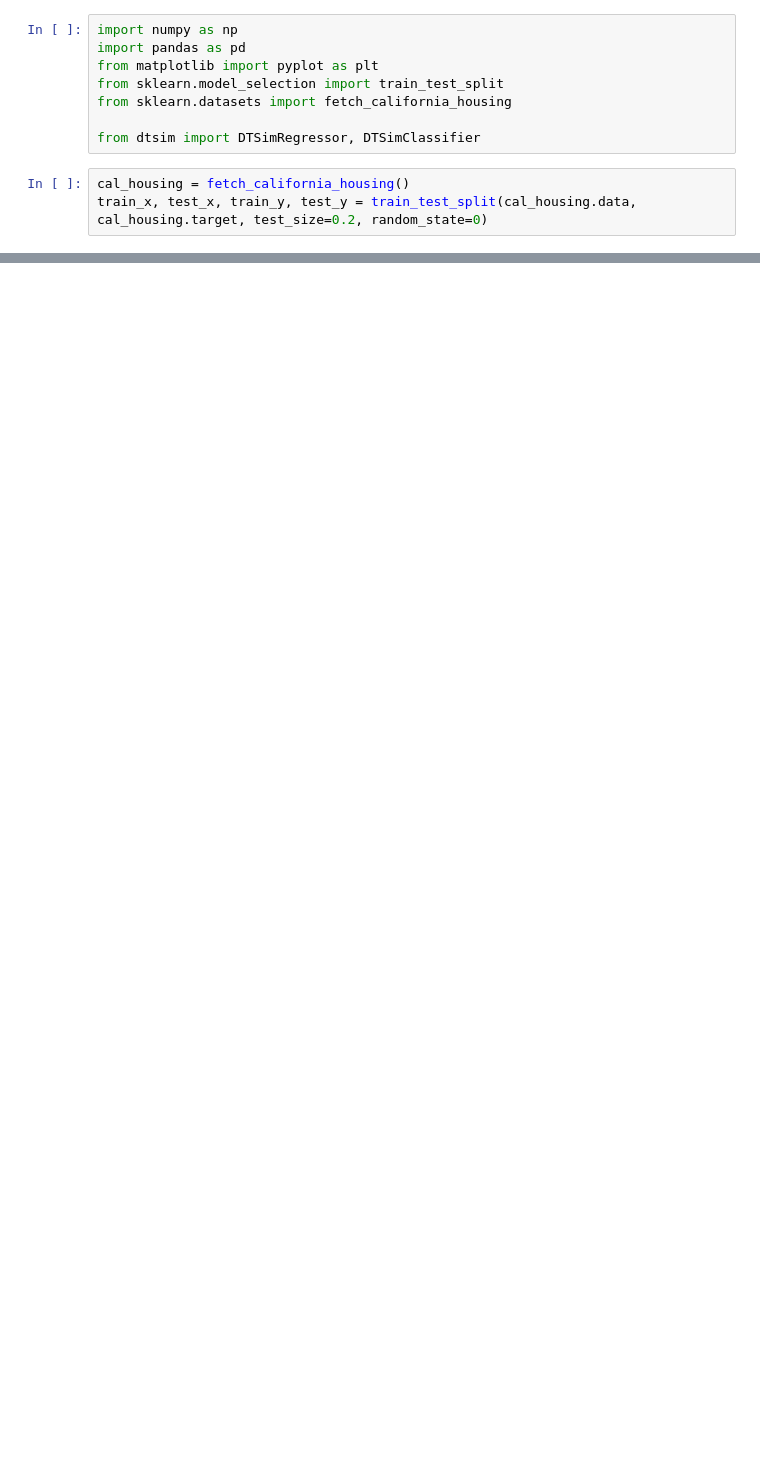
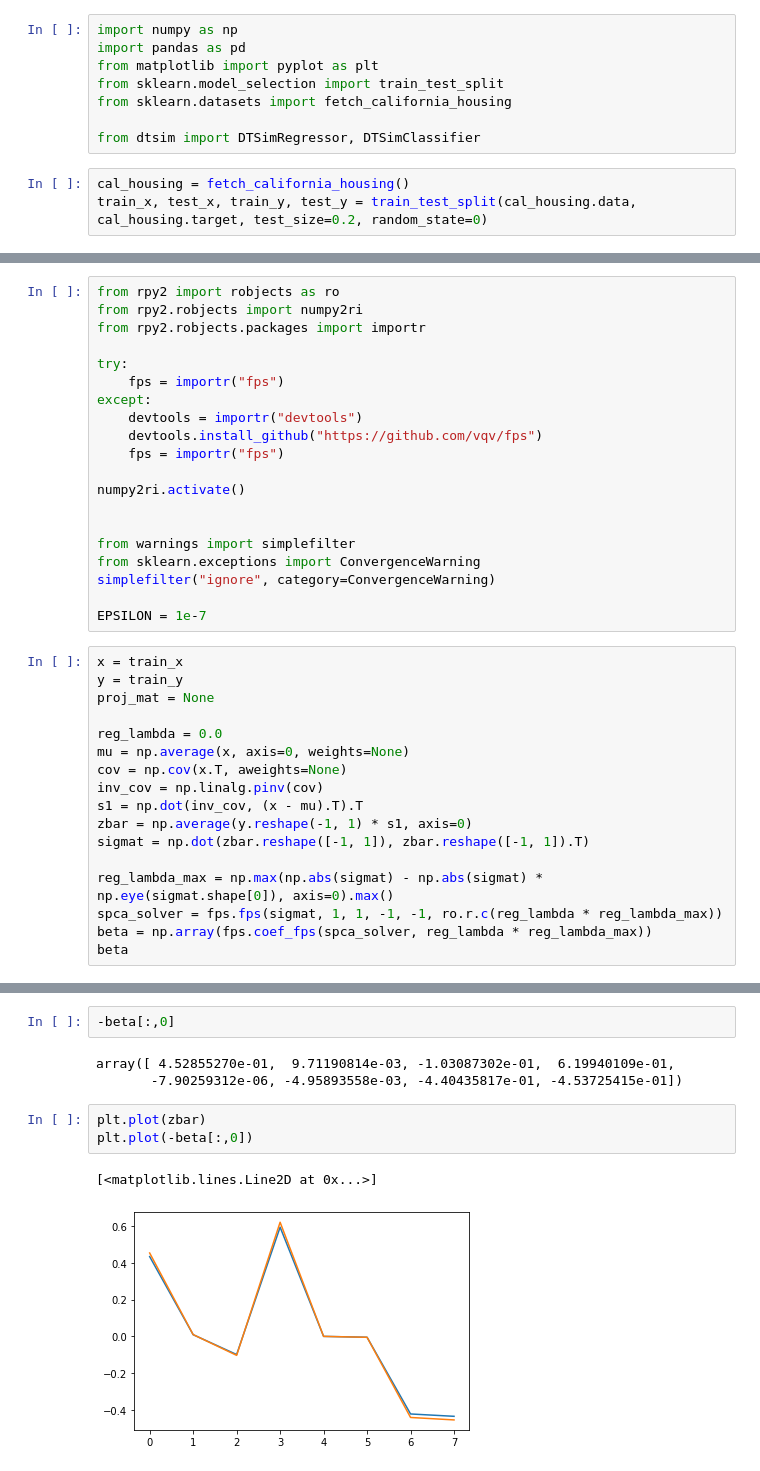
Before and after one commit to ZebinYang/SIMTree, a Jupyter notebook: examples/demo.ipynb, the cells around one changed output, grey strips where cells are left out. Cells and saved outputs as stored; diff of their text form; blank space fills up the shorter version.

```diff
--- a/examples/demo.ipynb
+++ b/examples/demo.ipynb
@@ -26,0 +23,37 @@ array([5.00001, 2.7    , 1.961  , ..., 2.893  , 4.846  , 0.694  ])
+# %%
+from rpy2 import robjects as ro
+from rpy2.robjects import numpy2ri
+from rpy2.robjects.packages import importr
+
+try:
+    fps = importr("fps")
+except:
+    devtools = importr("devtools")
+    devtools.install_github("https://github.com/vqv/fps")
+    fps = importr("fps")
+
+numpy2ri.activate()
+
+
+from warnings import simplefilter
+from sklearn.exceptions import ConvergenceWarning
+simplefilter("ignore", category=ConvergenceWarning)
+
+EPSILON = 1e-7
+# %%
+x = train_x
+y = train_y
+proj_mat = None
+
+reg_lambda = 0.0
+mu = np.average(x, axis=0, weights=None)
+cov = np.cov(x.T, aweights=None)
+inv_cov = np.linalg.pinv(cov)
+s1 = np.dot(inv_cov, (x - mu).T).T
+zbar = np.average(y.reshape(-1, 1) * s1, axis=0)
+sigmat = np.dot(zbar.reshape([-1, 1]), zbar.reshape([-1, 1]).T)
+
+reg_lambda_max = np.max(np.abs(sigmat) - np.abs(sigmat) * np.eye(sigmat.shape[0]), axis=0).max()
+spca_solver = fps.fps(sigmat, 1, 1, -1, -1, ro.r.c(reg_lambda * reg_lambda_max))
+beta = np.array(fps.coef_fps(spca_solver, reg_lambda * reg_lambda_max))
+beta
@@ -26,0 +74,11 @@ array([5.00001, 2.7    , 1.961  , ..., 2.893  , 4.846  , 0.694  ])
+# %%
+-beta[:,0]
+# %% [output]
+array([ 4.52855270e-01,  9.71190814e-03, -1.03087302e-01,  6.19940109e-01,
+       -7.90259312e-06, -4.95893558e-03, -4.40435817e-01, -4.53725415e-01])
+# %%
+plt.plot(zbar)
+plt.plot(-beta[:,0])
+# %% [output]
+[<matplotlib.lines.Line2D at 0x...>]
+[figure, added]
```
Also changed, not shown: parts of 5 cells of this notebook, 1 other file.
